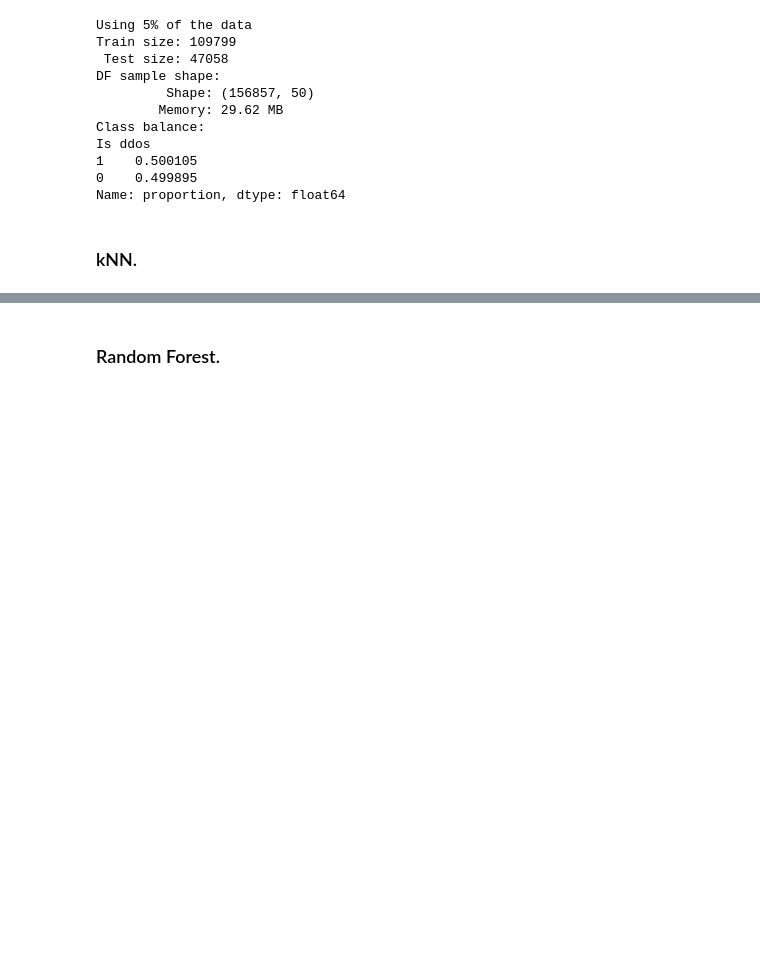
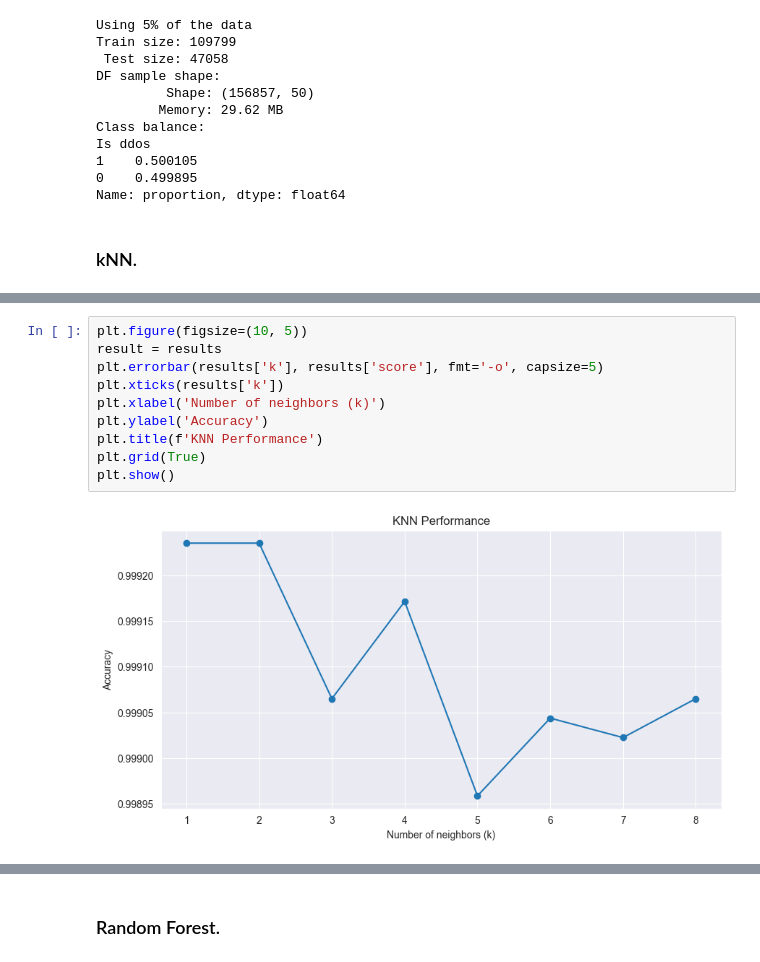
Before and after one commit to gutsy51/leti-course03, a Jupyter notebook: bd/ddos_or_not.ipynb, the cells around one changed output, grey strips where cells are left out. Cells and saved outputs as stored; diff of their text form; blank space fills up the shorter version.

```diff
--- a/bd/ddos_or_not.ipynb
+++ b/bd/ddos_or_not.ipynb
@@ -699 +702,13 @@ Done. Total time: 38s
+# %%
+plt.figure(figsize=(10, 5))
+result = results
+plt.errorbar(results['k'], results['score'], fmt='-o', capsize=5)
+plt.xticks(results['k'])
+plt.xlabel('Number of neighbors (k)')
+plt.ylabel('Accuracy')
+plt.title(f'KNN Performance')
+plt.grid(True)
+plt.show()
+# %% [output]
+[figure, added]
 # %%
```
Also changed, not shown: parts of 8 cells of this notebook.
